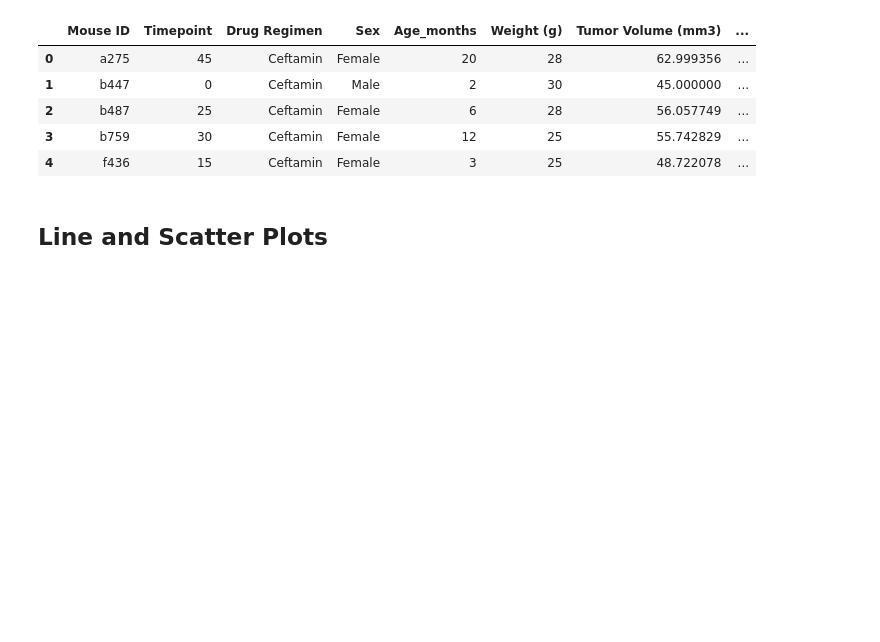
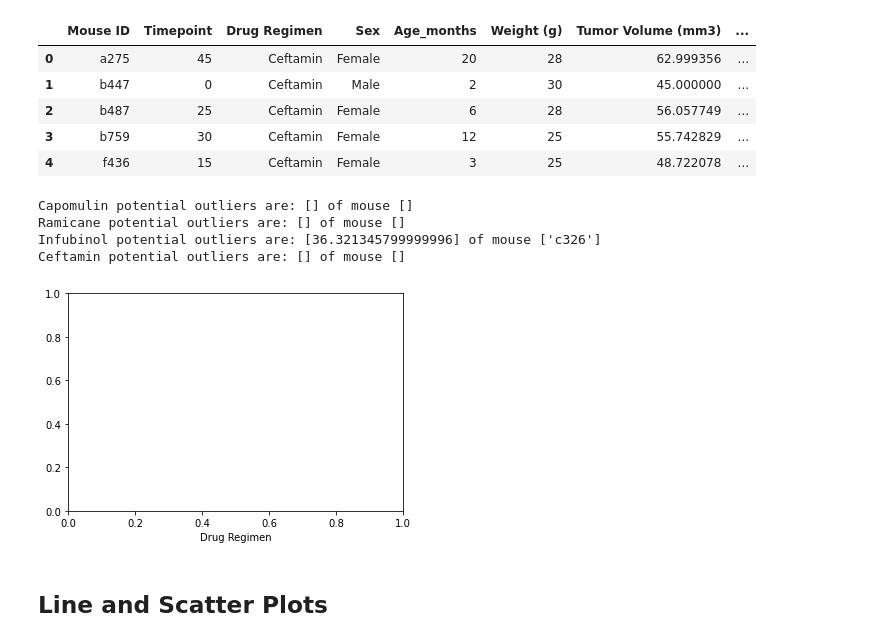
Before and after one commit to TheEvilSombrero/Module-5-Challenge, a Jupyter notebook: pymaceuticals_starter-Copy1.ipynb, the cells around one changed output. Cells and saved outputs as stored; diff of their text form; code cells hidden in the pictures; blank space fills up the shorter version.

Commit message:
Add files via upload
Found outliers and printed them via for loop

```diff
--- a/pymaceuticals_starter-Copy1.ipynb
+++ b/pymaceuticals_starter-Copy1.ipynb
@@ -323,5 +280,54 @@ upperbound_ceft = upperq_ceft + (1.5*iqr_ceft)
+# %%
+# Put treatments into a list for for loop (and later for plot labels)
+drugs_list = ["Capomulin", "Ramicane", "Infubinol", "Ceftamin"]
+
+# Dataframe with relevant drugs and tumor volume at last timepoint for each mouse
+drugs_df = pd.concat([last_capo_merge, last_rami_merge, last_infu_merge, last_ceft_merge], axis=0)
+
+# Create empty list to fill with tumor vol data (for plotting)
+tumor_volume_data = []
+
+# Calculate the IQR and quantitatively determine if there are any potential outliers.
+outlier_count = 0
+for drug in drugs_list:
+    number_of_mice = 25
+    mice_index = list(range(0, number_of_mice, 1))
+    quartiles = drugs_df.loc[drugs_df["Drug Regimen"] == drug]["Tumor Volume (mm3)"].quantile([0.25, 0.5, 0.75]).round(2)
+    lowerq = quartiles[0.25].round(2)
+    upperq = quartiles[0.75].round(2)
+    iqr = (upperq - lowerq).round(2)
+    lower_bound = (lowerq - (1.5*iqr)).round(2)
+    upper_bound = (upperq + (1.5*iqr)).round(2)
+    outlier_value = []
+    outlier_index = []
+
+    # Locate the rows which contain mice on each drug and get the tumor volumes
+    # add subset
+    # Determine outliers using upper and lower bounds
+    for i in mice_index:
+        if drugs_df.loc[drugs_df["Drug Regimen"]==drug]["Tumor Volume (mm3)"][i] <= lower_bound:
+            outlier_count += 1
+            outlier_value.append(drugs_df.loc[drugs_df["Drug Regimen"]==drug]["Tumor Volume (mm3)"][i])
+            outlier_index.append(drugs_df.loc[drugs_df["Drug Regimen"]==drug]["Mouse ID"][i])
+        elif drugs_df.loc[drugs_df["Drug Regimen"]==drug]["Tumor Volume (mm3)"][i] >= upper_bound:
+            outlier_count += 1
+            outlier_value.append(drugs_df.loc[drugs_df["Drug Regimen"]==drug]["Tumor Volume (mm3)"][i])
+            outlier_index.append(drugs_df.loc[drugs_df["Drug Regimen"]==drug]["Mouse ID"][i])
+    print(f"{drug} potential outliers are: {outlier_value} of mouse {outlier_index}")
+# %% [output]
+Capomulin potential outliers are: [] of mouse []
+Ramicane potential outliers are: [] of mouse []
+Infubinol potential outliers are: [36.321345799999996] of mouse ['c326']
+Ceftamin potential outliers are: [] of mouse []
 # %%
 # Generate a box plot that shows the distrubution of the tumor volume for each treatment group.
+plt.figure()
+plt.xlabel("Drug Regimen")
+plt.xticks([1, 2, 3, 4], drugs_list)
+
+plt.show()
+# %% [output]
+[figure, added]
 # %% [markdown]
 ## Line and Scatter Plots
 # %%
```
Also changed, not shown: parts of 5 cells of this notebook.
